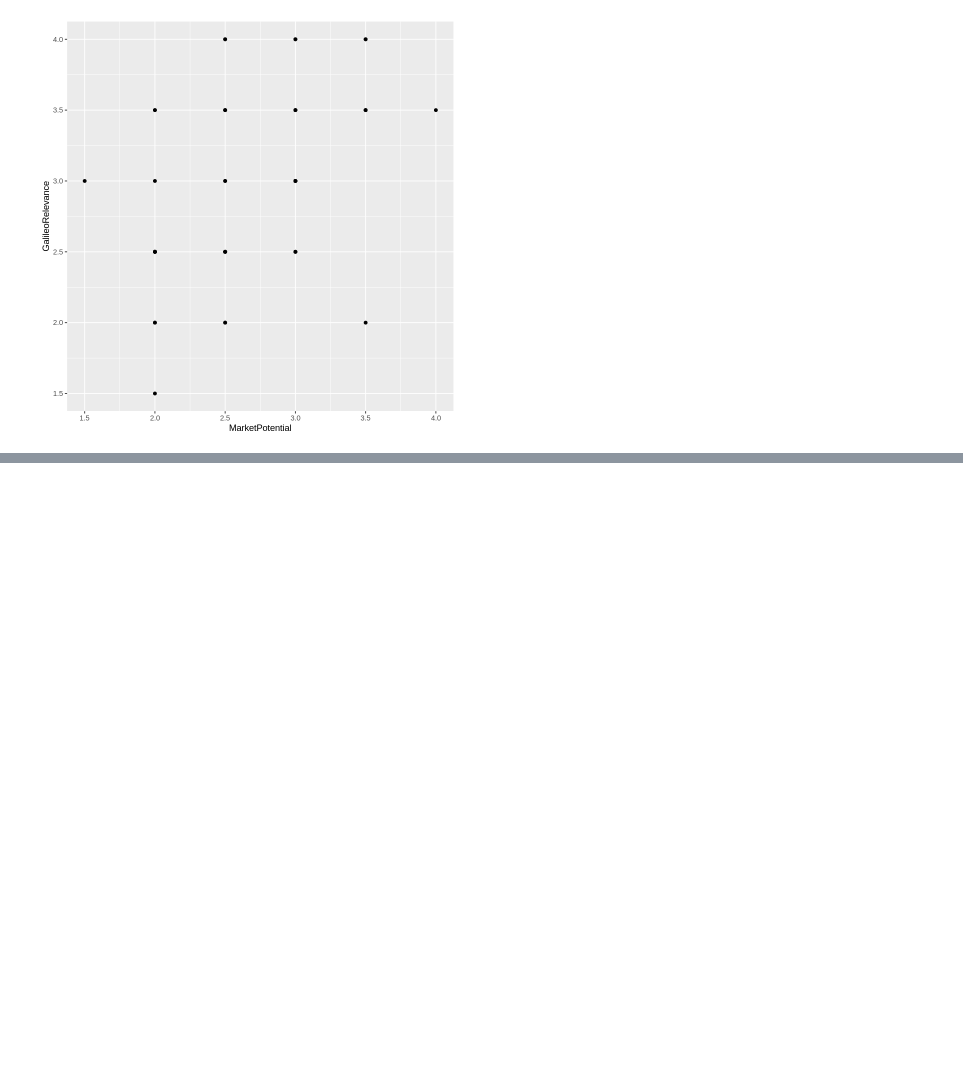
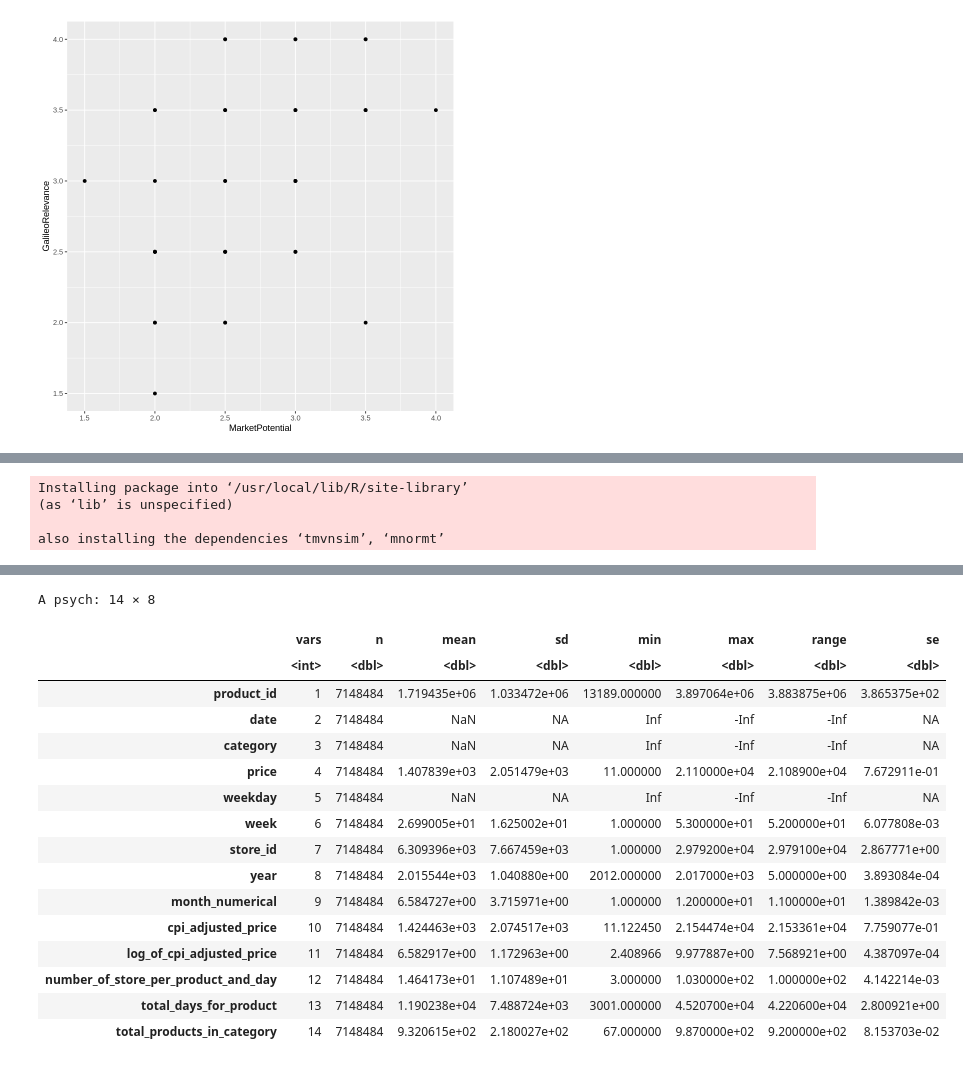
Before and after one commit to dnzengou/du_r, a Jupyter notebook: r-experiments/r_experiements_R.ipynb, the cells around one changed output, grey strips where cells are left out. Saved outputs shown, nothing was run; the diff lists cells and outputs as text; code cells hidden in the pictures; blank space fills up the shorter version.

```diff
--- a/r-experiments/r_experiements_R.ipynb
+++ b/r-experiments/r_experiements_R.ipynb
@@ -529,0 +544,4 @@ plot(data2[1:5])
+# %%
+#data_pricing <- read.csv("home_assignment_data_pricing.csv")
+
+data_pricing <- fread("home_assignment_data_pricing.csv")
@@ -529,0 +600,14 @@ plot(data2[1:5])
+# %%
+#install.packages("dataMaid")
+#library("dataMaid")
+
+install.packages("psych")
+library(psych)
+# %% [output]
+Installing package into ‘/usr/local/lib/R/site-library’
+(as ‘lib’ is unspecified)
+
+also installing the dependencies ‘tmvnsim’, ‘mnormt’
+# %%
+describe(data_pricing)
+# %% [output]
@@ -529,0 +626,17 @@ plot(data2[1:5])
+A psych: 14 × 8
+|  | vars | n | mean | sd | min | max | range | se |
+|  | <int> | <dbl> | <dbl> | <dbl> | <dbl> | <dbl> | <dbl> | <dbl> |
+| product_id | 1 | 7148484 | 1.719435e+06 | 1.033472e+06 | 13189.000000 | 3.897064e+06 | 3.883875e+06 | 3.865375e+02 |
+| date | 2 | 7148484 | NaN | NA | Inf | -Inf | -Inf | NA |
+| category | 3 | 7148484 | NaN | NA | Inf | -Inf | -Inf | NA |
+| price | 4 | 7148484 | 1.407839e+03 | 2.051479e+03 | 11.000000 | 2.110000e+04 | 2.108900e+04 | 7.672911e-01 |
+| weekday | 5 | 7148484 | NaN | NA | Inf | -Inf | -Inf | NA |
+| week | 6 | 7148484 | 2.699005e+01 | 1.625002e+01 | 1.000000 | 5.300000e+01 | 5.200000e+01 | 6.077808e-03 |
+| store_id | 7 | 7148484 | 6.309396e+03 | 7.667459e+03 | 1.000000 | 2.979200e+04 | 2.979100e+04 | 2.867771e+00 |
+| year | 8 | 7148484 | 2.015544e+03 | 1.040880e+00 | 2012.000000 | 2.017000e+03 | 5.000000e+00 | 3.893084e-04 |
+| month_numerical | 9 | 7148484 | 6.584727e+00 | 3.715971e+00 | 1.000000 | 1.200000e+01 | 1.100000e+01 | 1.389842e-03 |
+| cpi_adjusted_price | 10 | 7148484 | 1.424463e+03 | 2.074517e+03 | 11.122450 | 2.154474e+04 | 2.153361e+04 | 7.759077e-01 |
+| log_of_cpi_adjusted_price | 11 | 7148484 | 6.582917e+00 | 1.172963e+00 | 2.408966 | 9.977887e+00 | 7.568921e+00 | 4.387097e-04 |
+| number_of_store_per_product_and_day | 12 | 7148484 | 1.464173e+01 | 1.107489e+01 | 3.000000 | 1.030000e+02 | 1.000000e+02 | 4.142214e-03 |
+| total_days_for_product | 13 | 7148484 | 1.190238e+04 | 7.488724e+03 | 3001.000000 | 4.520700e+04 | 4.220600e+04 | 2.800921e+00 |
+| total_products_in_category | 14 | 7148484 | 9.320615e+02 | 2.180027e+02 | 67.000000 | 9.870000e+02 | 9.200000e+02 | 8.153703e-02 |
```
Also changed, not shown: parts of 19 cells of this notebook.
